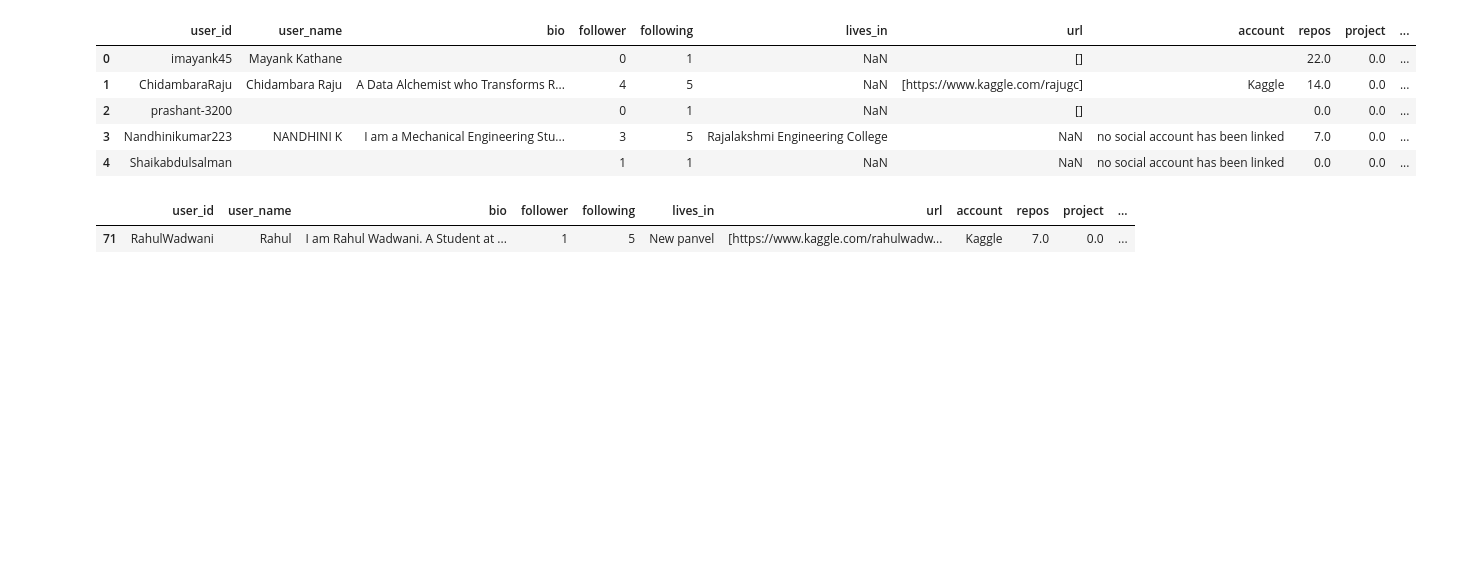
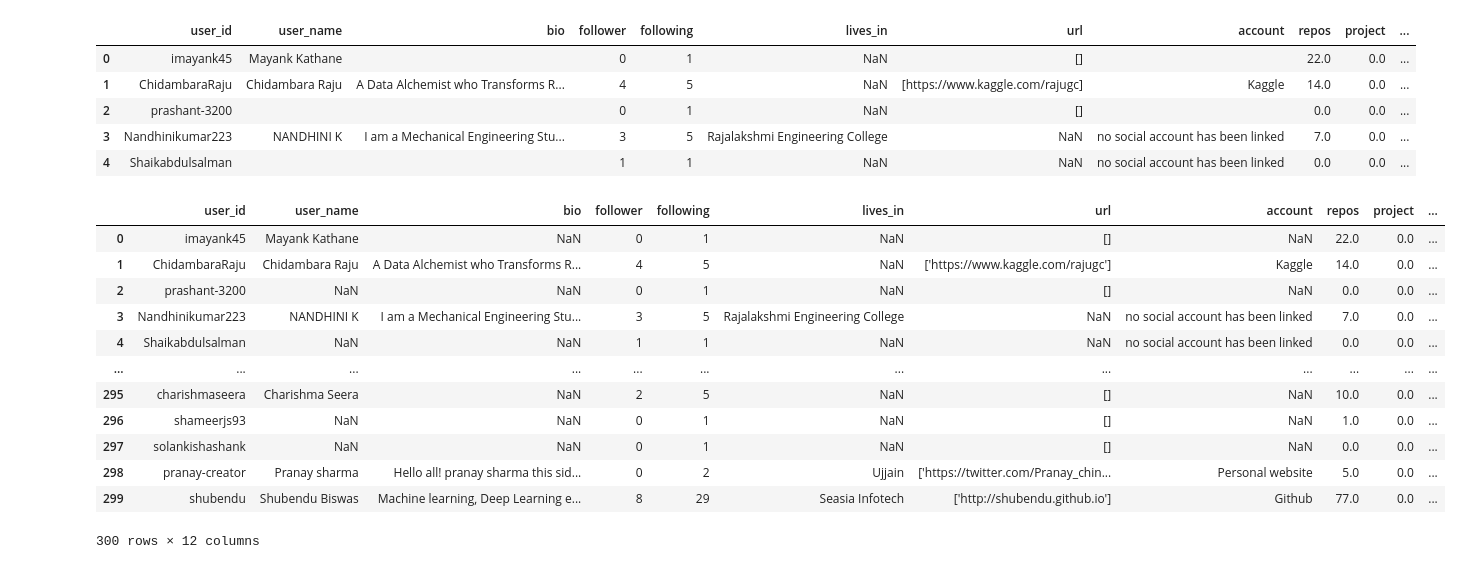
Before and after one commit to RahulWadwani/Projects, a Jupyter notebook: Weekly projects/week 24/Github Profile Scraper.ipynb, the cells around one changed output. Drawn from its saved outputs; the diff is of its cells as text; code cells hidden in the pictures; blank space fills up the shorter version.

Commit message:
repos of followers

```diff
--- a/Weekly projects/week 24/Github Profile Scraper.ipynb
+++ b/Weekly projects/week 24/Github Profile Scraper.ipynb
@@ -226,7 +205,20 @@ followers_data.head()
 | 3 | Nandhinikumar223 | NANDHINI K | I am a Mechanical Engineering Stu... | 3 | 5 | Rajalakshmi Engineering College | NaN | no social account has been linked | 7.0 | 0.0 | ... |
 | 4 | Shaikabdulsalman |  |  | 1 | 1 | NaN | NaN | no social account has been linked | 0.0 | 0.0 | ... |
 # %%
-followers_data[followers_data['user_id']=='RahulWadwani']
+followers_data = pd.read_csv('followers_data.csv')
-# %% [output]
-|  | user_id | user_name | bio | follower | following | lives_in | url | account | repos | project | ... |
-| 71 | RahulWadwani | Rahul | I am Rahul Wadwani. A Student at ... | 1 | 5 | New panvel | [https://www.kaggle.com/rahulwadw... | Kaggle | 7.0 | 0.0 | ... |
+# %%
+followers_data
+# %% [output]
+|  | user_id | user_name | bio | follower | following | lives_in | url | account | repos | project | ... |
+| 0 | imayank45 | Mayank Kathane | NaN | 0 | 1 | NaN | [] | NaN | 22.0 | 0.0 | ... |
+| 1 | ChidambaraRaju | Chidambara Raju | A Data Alchemist who Transforms R... | 4 | 5 | NaN | ['https://www.kaggle.com/rajugc'] | Kaggle | 14.0 | 0.0 | ... |
+| 2 | prashant-3200 | NaN | NaN | 0 | 1 | NaN | [] | NaN | 0.0 | 0.0 | ... |
+| 3 | Nandhinikumar223 | NANDHINI K | I am a Mechanical Engineering Stu... | 3 | 5 | Rajalakshmi Engineering College | NaN | no social account has been linked | 7.0 | 0.0 | ... |
+| 4 | Shaikabdulsalman | NaN | NaN | 1 | 1 | NaN | NaN | no social account has been linked | 0.0 | 0.0 | ... |
+| ... | ... | ... | ... | ... | ... | ... | ... | ... | ... | ... | ... |
+| 295 | charishmaseera | Charishma Seera | NaN | 2 | 5 | NaN | [] | NaN | 10.0 | 0.0 | ... |
+| 296 | shameerjs93 | NaN | NaN | 0 | 1 | NaN | [] | NaN | 1.0 | 0.0 | ... |
+| 297 | solankishashank | NaN | NaN | 0 | 1 | NaN | [] | NaN | 0.0 | 0.0 | ... |
+| 298 | pranay-creator | Pranay sharma | Hello all! pranay sharma this sid... | 0 | 2 | Ujjain | ['https://twitter.com/Pranay_chin... | Personal website | 5.0 | 0.0 | ... |
+| 299 | shubendu | Shubendu Biswas | Machine learning, Deep Learning e... | 8 | 29 | Seasia Infotech | ['http://shubendu.github.io'] | Github | 77.0 | 0.0 | ... |
+300 rows × 12 columns
```
Also changed, not shown: parts of 11 cells of this notebook, 2 other files.
